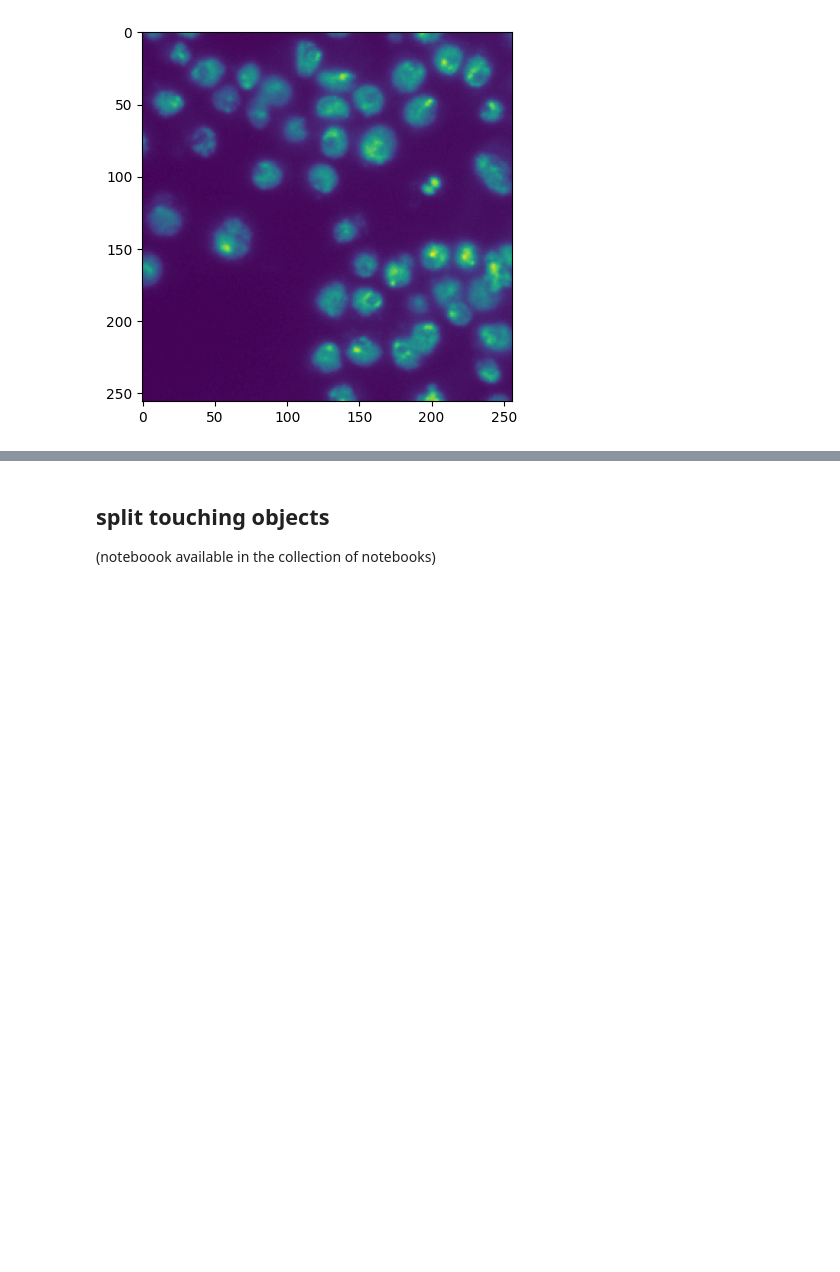
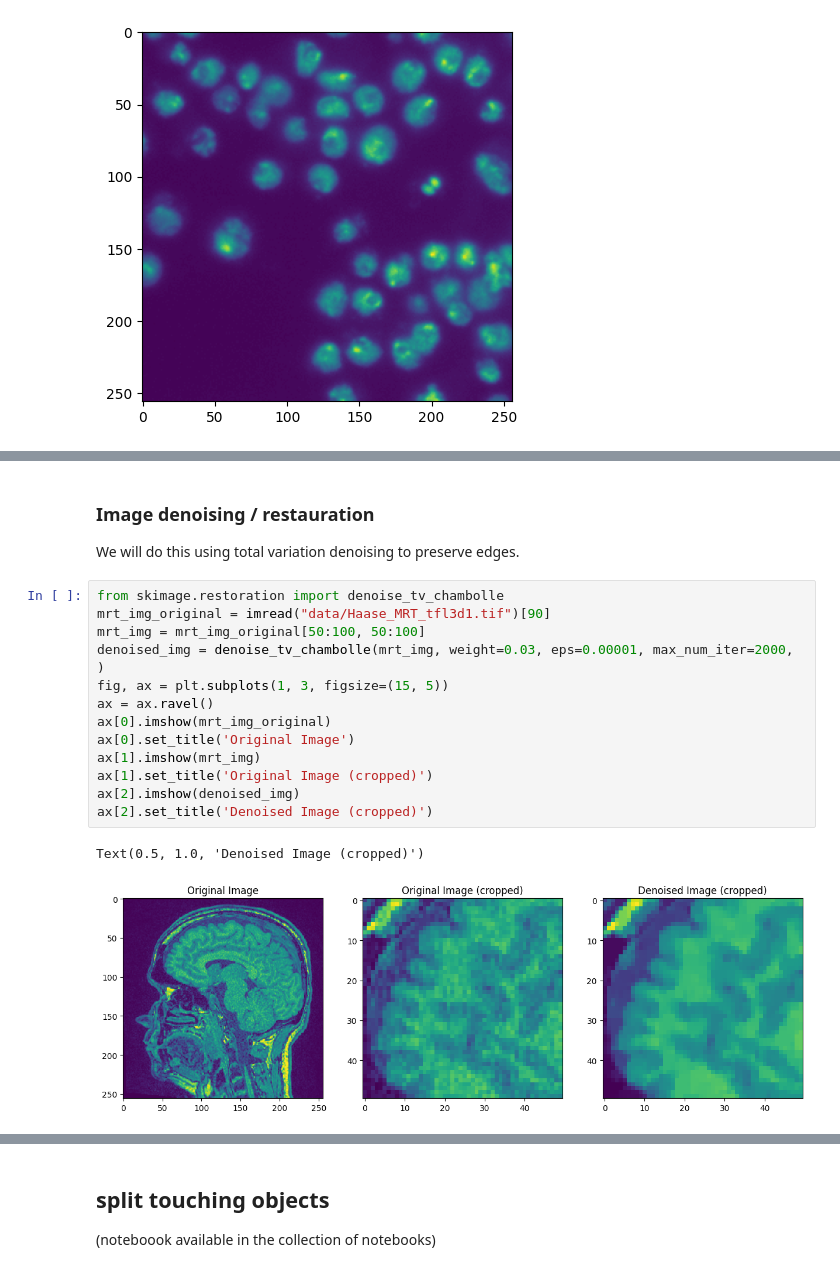
Before and after one commit to moritzmarquardt/workshop_IBEC, a Jupyter notebook: 01_image_analysis_basics.ipynb, the cells around one changed output, grey strips where cells are left out. Saved outputs shown, nothing was run; the diff lists cells and outputs as text; blank space fills up the shorter version.

Commit message:
feat: add TV denoising

```diff
--- a/01_image_analysis_basics.ipynb
+++ b/01_image_analysis_basics.ipynb
@@ -35,0 +52,19 @@ plt.show()
+# %% [markdown]
+### Image denoising / restauration
+We will do this using total variation denoising to preserve edges.
+# %%
+from skimage.restoration import denoise_tv_chambolle
+mrt_img_original = imread("data/Haase_MRT_tfl3d1.tif")[90]
+mrt_img = mrt_img_original[50:100, 50:100]
+denoised_img = denoise_tv_chambolle(mrt_img, weight=0.03, eps=0.00001, max_num_iter=2000, )
+fig, ax = plt.subplots(1, 3, figsize=(15, 5))
+ax = ax.ravel()
+ax[0].imshow(mrt_img_original)
+ax[0].set_title('Original Image')
+ax[1].imshow(mrt_img)
+ax[1].set_title('Original Image (cropped)')
+ax[2].imshow(denoised_img)
+ax[2].set_title('Denoised Image (cropped)')
+# %% [output]
+Text(0.5, 1.0, 'Denoised Image (cropped)')
+[figure, added]
```
Also changed, not shown: parts of 8 cells of this notebook, 1 other file.
